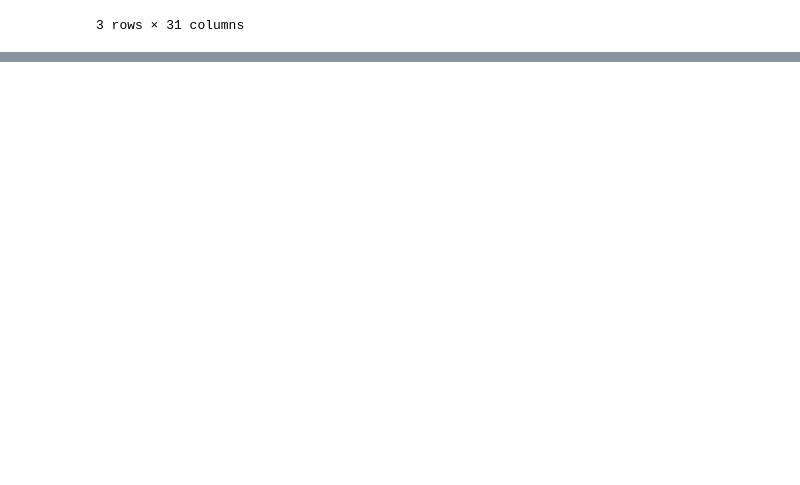
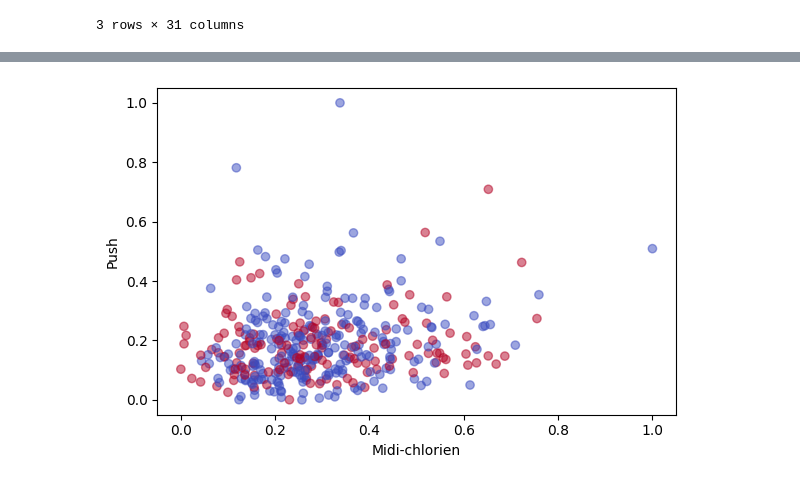
Before and after one commit to viruskizz/42bangkok-datascience-piscine, a Jupyter notebook: ds03/ex04/Normalization.ipynb, the cells around one changed output, grey strips where cells are left out. Drawn from its saved outputs; the diff is of its cells as text; code cells hidden in the pictures; blank space fills up the shorter version.

```diff
--- a/ds03/ex04/Normalization.ipynb
+++ b/ds03/ex04/Normalization.ipynb
@@ -34,3 +36,21 @@ train_df.head(3)
 | 1 | 19.81 | 22.15 | 130.00 | 1260.0 | 0.09831 | 0.10270 | 0.14790 | 0.09498 | 0.1582 | ... |
 | 2 | 10.97 | 17.20 | 71.73 | 371.5 | 0.08915 | 0.11130 | 0.09457 | 0.03613 | 0.1489 | ... |
 3 rows × 31 columns
+# %%
+df = train_df.copy()
+
+# Encode 'knight' as binary for later use
+df['knight_encoded'] = df['knight'].map({'Jedi': 1, 'Sith': 0})
+
+# Select only feature columns (exclude 'knight' and encoded version)
+feature_cols = [col for col in df.columns if col not in ['knight', 'knight_encoded']]
+
+# Normalize
+scaler = MinMaxScaler()
+df_normalized = pd.DataFrame(scaler.fit_transform(df[feature_cols]), columns=feature_cols)
+
+# Add back the label for visualization
+df_normalized['knight'] = df['knight']
+df_normalized['knight_encoded'] = df['knight_encoded']
+
+df_normalized.head(3)
@@ -36,0 +63,12 @@ train_df.head(3)
+# %%
+mixing_pair = ('Midi-chlorien', 'Push')
+df_normalized['knight_encoded'] = df['knight_encoded'] # Add encoded back
+plt.figure(figsize=(6, 4))
+plt.scatter(df_normalized[mixing_pair[0]], df_normalized[mixing_pair[1]],  c=df_normalized['knight_encoded'], cmap='coolwarm', alpha=0.5, label='Train')
+plt.xlabel(mixing_pair[0])
+plt.ylabel(mixing_pair[1])
+
+plt.tight_layout()
+plt.show()
+# %% [output]
+[figure, added]
```
Also changed, not shown: parts of 2 cells of this notebook, 5 other files.
